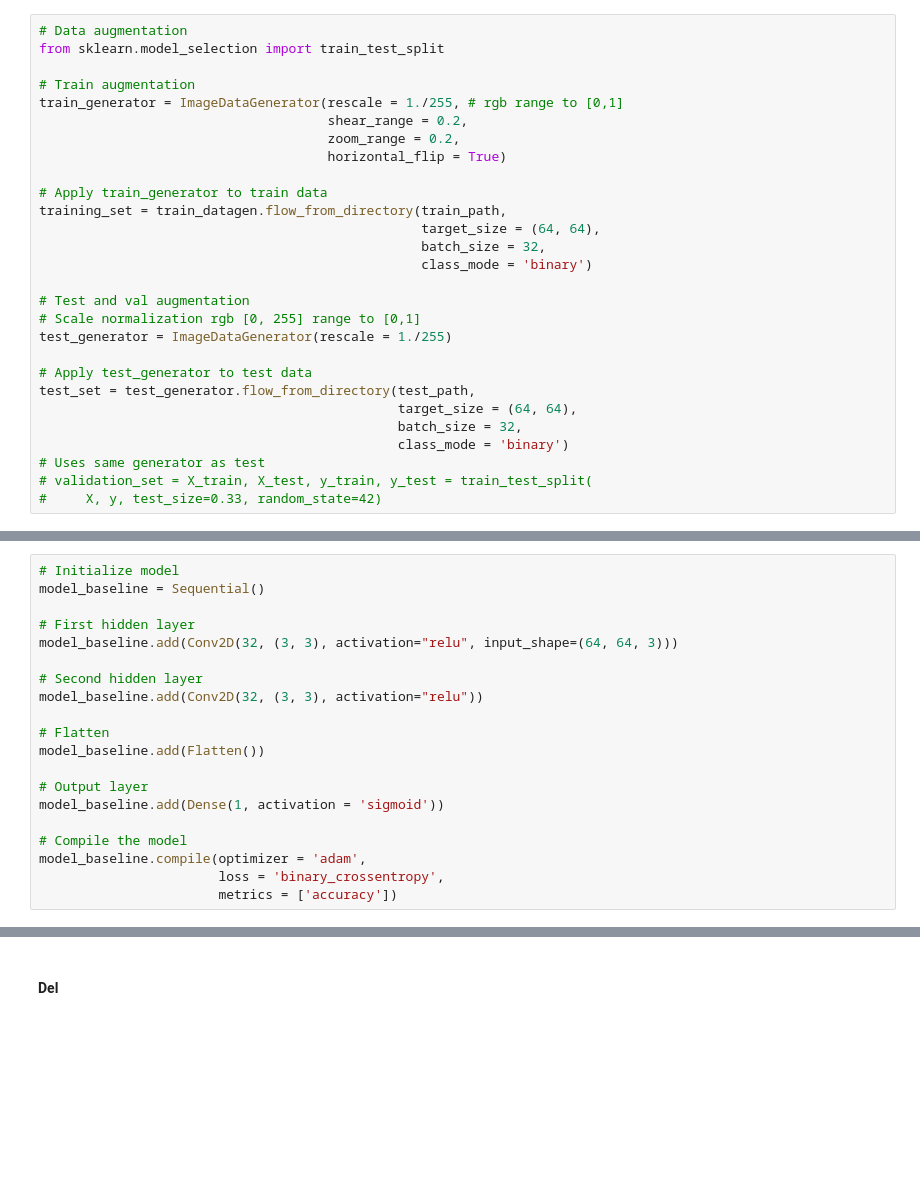
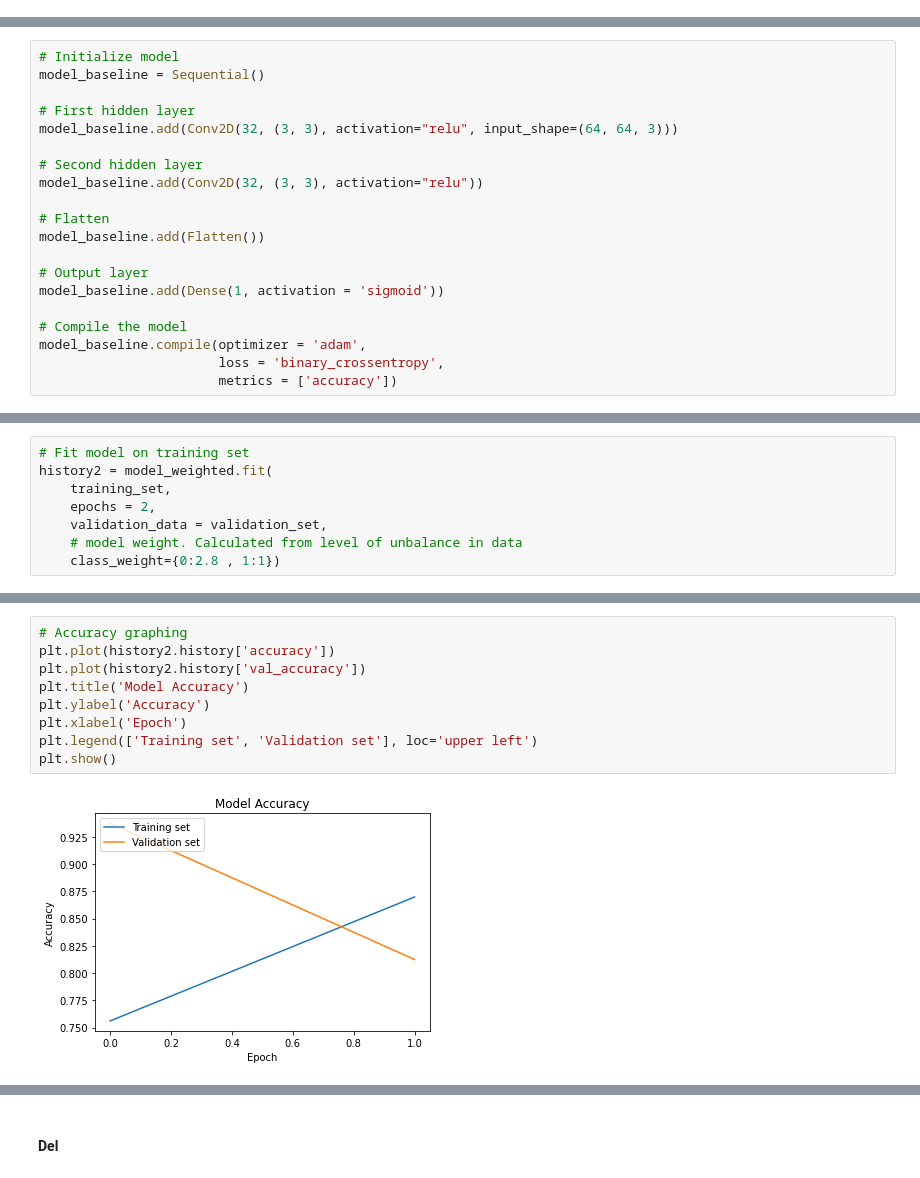
Before and after one commit to DivisiBULL/ML_Pneumonia_Detection, a Jupyter notebook: draft.ipynb, the cells around one changed output, grey strips where cells are left out. Drawn from its saved outputs; the diff is of its cells as text; blank space fills up the shorter version.

```diff
--- a/draft.ipynb
+++ b/draft.ipynb
@@ -922,28 +710,0 @@ test_set = test_datagen.flow_from_directory(test_path,
-# %%
-# Data augmentation
-from sklearn.model_selection import train_test_split
-
-# Train augmentation
-train_generator = ImageDataGenerator(rescale = 1./255, # rgb range to [0,1]
-                                     shear_range = 0.2,
-                                     zoom_range = 0.2,
-                                     horizontal_flip = True)
-
-# Apply train_generator to train data
-training_set = train_datagen.flow_from_directory(train_path,
-                                                 target_size = (64, 64),
-                                                 batch_size = 32,
-                                                 class_mode = 'binary')
-
-# Test and val augmentation
-# Scale normalization rgb [0, 255] range to [0,1]
-test_generator = ImageDataGenerator(rescale = 1./255)
-
-# Apply test_generator to test data
-test_set = test_generator.flow_from_directory(test_path,
-                                              target_size = (64, 64),
-                                              batch_size = 32,
-                                              class_mode = 'binary')
-# Uses same generator as test
-# validation_set = X_train, X_test, y_train, y_test = train_test_split(
-#     X, y, test_size=0.33, random_state=42)
@@ -991,0 +846,8 @@ model_baseline.compile(optimizer = 'adam',
+# %%
+# Fit model on training set
+history2 = model_weighted.fit(
+    training_set,
+    epochs = 2,
+    validation_data = validation_set,
+    # model weight. Calculated from level of unbalance in data
+    class_weight={0:2.8 , 1:1})
@@ -991,0 +875,11 @@ model_baseline.compile(optimizer = 'adam',
+# %%
+# Accuracy graphing
+plt.plot(history2.history['accuracy'])
+plt.plot(history2.history['val_accuracy'])
+plt.title('Model Accuracy')
+plt.ylabel('Accuracy')
+plt.xlabel('Epoch')
+plt.legend(['Training set', 'Validation set'], loc='upper left')
+plt.show()
+# %% [output]
+[figure, added]
```
Also changed, not shown: parts of 237 cells of this notebook.
